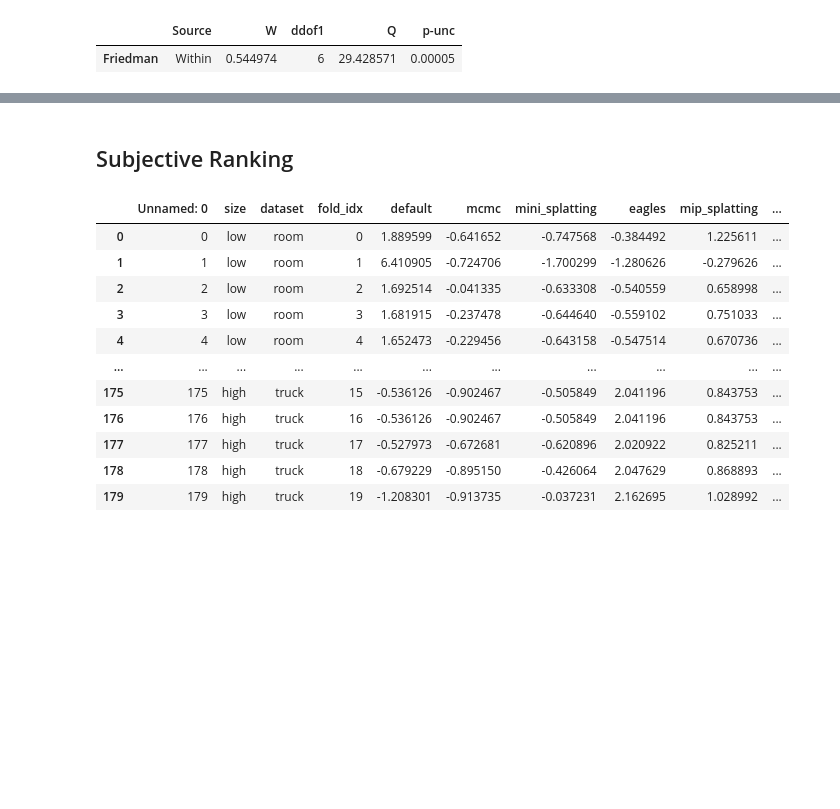
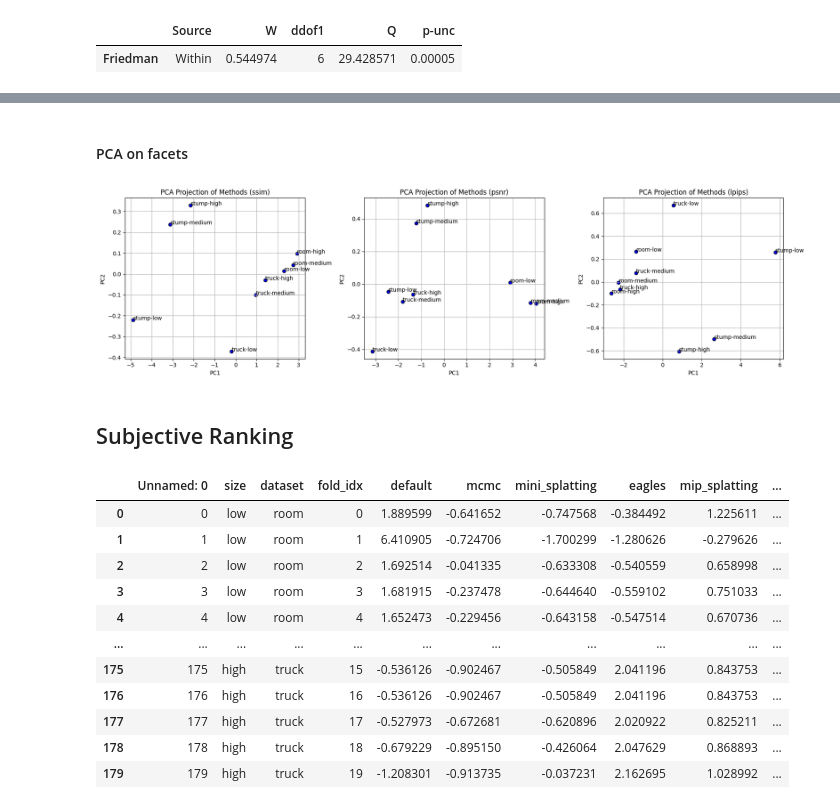
Before and after one commit to PaulErpen/final-data-analysis, a Jupyter notebook: joint-data-analysis.ipynb, the cells around one changed output, grey strips where cells are left out. Cells and saved outputs as stored; diff of their text form; code cells hidden in the pictures; blank space fills up the shorter version.

```diff
--- a/joint-data-analysis.ipynb
+++ b/joint-data-analysis.ipynb
@@ -302,3 +357,43 @@ pg.friedman(objective_kendall)
+# %% [markdown]
+#### PCA on facets
+# %%
+import numpy as np
+import pandas as pd
+import matplotlib.pyplot as plt
+from sklearn.decomposition import PCA
+from sklearn.preprocessing import StandardScaler
+
+
+def pca_project_facets(ax: plt.Axes, metric="ssim") -> None:
+    data = (
+        df_metrics.groupby(["model", "dataset", "size"])[metric].mean().unstack(level=0)
+    )
+
+    # Standardize the data (important for PCA)
+    scaler = StandardScaler()
+    data_scaled = scaler.fit_transform(data)
+
+    # Apply PCA
+    pca = PCA(n_components=2)  # Keep all components
+    pca.fit(data_scaled)
+
+    data_pca = pca.transform(data_scaled)
+
+    ax.scatter(data_pca[:, 0], data_pca[:, 1], c="b", edgecolors="k")
+    for i, facet in enumerate([f"{x[0]}-{x[1]}" for x in data.index.values]):
+        ax.annotate(facet, (data_pca[i, 0], data_pca[i, 1]))
+    ax.set_xlabel("PC1")
+    ax.set_ylabel("PC2")
+    ax.set_title(f"PCA Projection of Methods ({metric})")
+    ax.grid()
+
+fig, ax = plt.subplots(1, 3, figsize=(18, 5))
+
+for i, metric in enumerate(["ssim", "psnr", "lpips"]):
+    pca_project_facets(ax[i], metric=metric)
+plt.tight_layout()
+# %% [output]
+[figure, added]
 # %% [markdown]
 ## Subjective Ranking
 # %%
```
Also changed, not shown: parts of 8 cells of this notebook.
